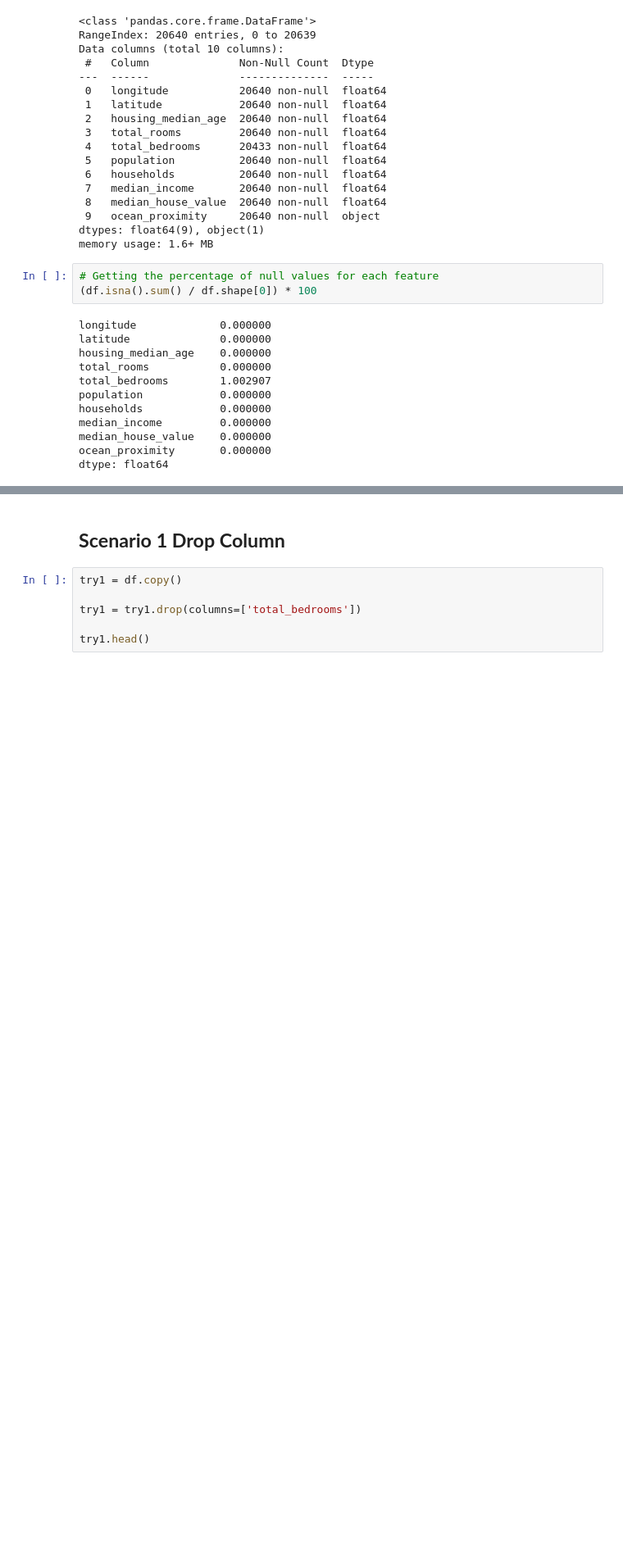
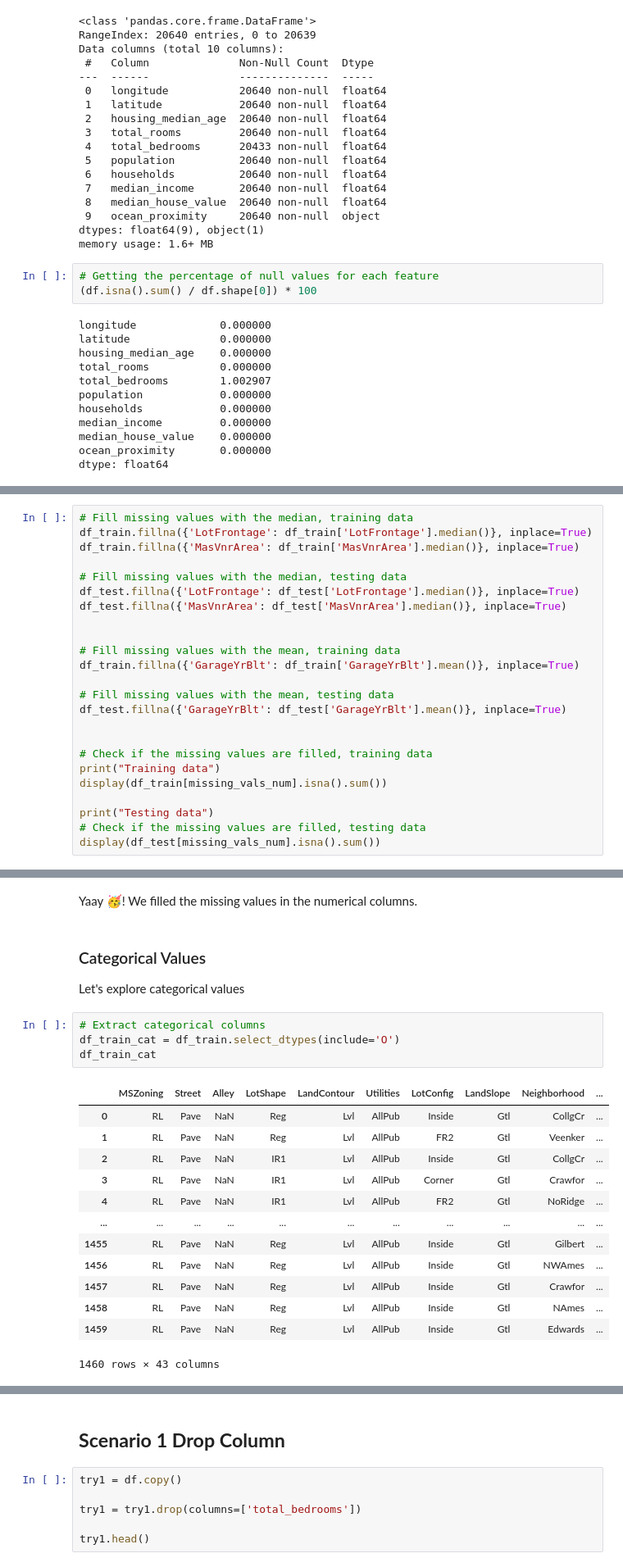
Before and after one commit to FCAI-CU-AI-Community/Sessions, a Jupyter notebook: Session-03/eda-preprocessing.ipynb, the cells around one changed output, grey strips where cells are left out. Shown at 82% size. Cells and saved outputs as stored; diff of their text form; blank space fills up the shorter version.

```diff
--- a/Session-03/eda-preprocessing.ipynb
+++ b/Session-03/eda-preprocessing.ipynb
@@ -158,0 +376,24 @@ dtype: float64
+# %%
+# Fill missing values with the median, training data
+df_train.fillna({'LotFrontage': df_train['LotFrontage'].median()}, inplace=True)
+df_train.fillna({'MasVnrArea': df_train['MasVnrArea'].median()}, inplace=True)
+
+# Fill missing values with the median, testing data
+df_test.fillna({'LotFrontage': df_test['LotFrontage'].median()}, inplace=True)
+df_test.fillna({'MasVnrArea': df_test['MasVnrArea'].median()}, inplace=True)
+
+
+# Fill missing values with the mean, training data
+df_train.fillna({'GarageYrBlt': df_train['GarageYrBlt'].mean()}, inplace=True)
+
+# Fill missing values with the mean, testing data
+df_test.fillna({'GarageYrBlt': df_test['GarageYrBlt'].mean()}, inplace=True)
+
+
+# Check if the missing values are filled, training data
+print("Training data")
+display(df_train[missing_vals_num].isna().sum())
+
+print("Testing data")
+# Check if the missing values are filled, testing data
+display(df_test[missing_vals_num].isna().sum())
@@ -158,0 +411,23 @@ dtype: float64
+# %% [markdown]
+Yaay 🥳! We filled the missing values in the numerical columns.
+# %% [markdown]
+### Categorical Values
+Let's explore categorical values
+# %%
+# Extract categorical columns
+df_train_cat = df_train.select_dtypes(include='O')
+df_train_cat
+# %% [output]
+|  | MSZoning | Street | Alley | LotShape | LandContour | Utilities | LotConfig | LandSlope | Neighborhood | ... |
+| 0 | RL | Pave | NaN | Reg | Lvl | AllPub | Inside | Gtl | CollgCr | ... |
+| 1 | RL | Pave | NaN | Reg | Lvl | AllPub | FR2 | Gtl | Veenker | ... |
+| 2 | RL | Pave | NaN | IR1 | Lvl | AllPub | Inside | Gtl | CollgCr | ... |
+| 3 | RL | Pave | NaN | IR1 | Lvl | AllPub | Corner | Gtl | Crawfor | ... |
+| 4 | RL | Pave | NaN | IR1 | Lvl | AllPub | FR2 | Gtl | NoRidge | ... |
+| ... | ... | ... | ... | ... | ... | ... | ... | ... | ... | ... |
+| 1455 | RL | Pave | NaN | Reg | Lvl | AllPub | Inside | Gtl | Gilbert | ... |
+| 1456 | RL | Pave | NaN | Reg | Lvl | AllPub | Inside | Gtl | NWAmes | ... |
+| 1457 | RL | Pave | NaN | Reg | Lvl | AllPub | Inside | Gtl | Crawfor | ... |
+| 1458 | RL | Pave | NaN | Reg | Lvl | AllPub | Inside | Gtl | NAmes | ... |
+| 1459 | RL | Pave | NaN | Reg | Lvl | AllPub | Inside | Gtl | Edwards | ... |
+1460 rows × 43 columns
```
Also changed, not shown: parts of 67 cells of this notebook.
